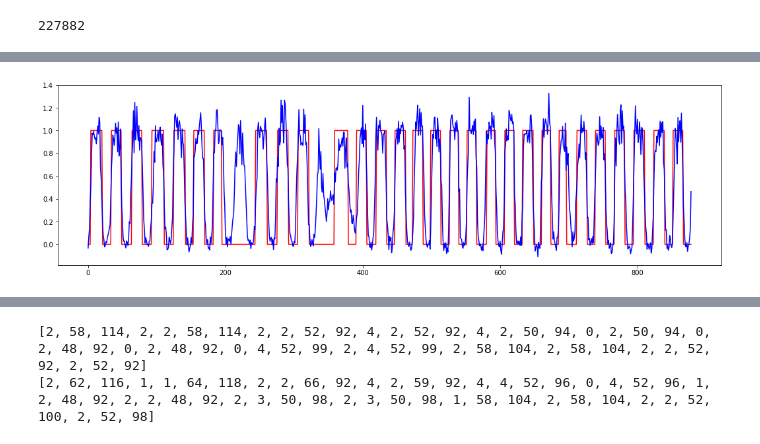
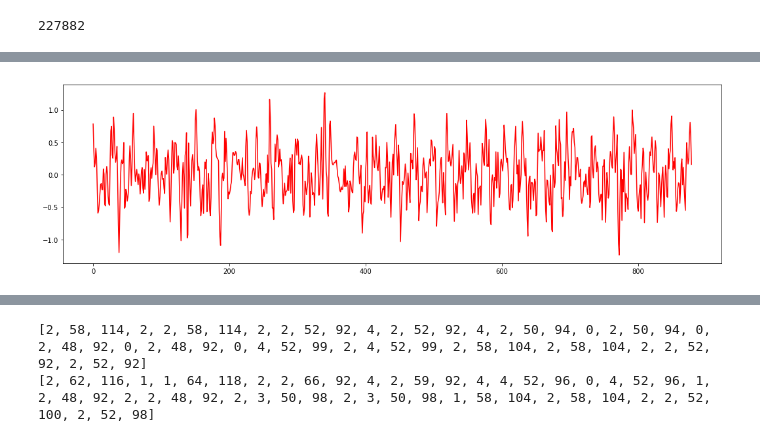
Before and after one commit to czyi/StepCounting, a Jupyter notebook: lstm_wc.ipynb, the cells around one changed output, grey strips where cells are left out. Drawn from its saved outputs; the diff is of its cells as text; code cells hidden in the pictures.

```diff
--- a/lstm_wc.ipynb
+++ b/lstm_wc.ipynb
@@ -224,7 +224,8 @@ def LstmCell():
     return cell
 
 graph = tf.Graph()
-with graph.as_default(), tf.device('/gpu:0'):
+# with graph.as_default(), tf.device('/gpu:0'):
+with graph.as_default(), tf.device('/cpu:0'):
     # tf Graph input
     X = tf.placeholder("float", [None, timesteps, num_input])
     Y = tf.placeholder("float", [None, num_output])
@@ -284,25 +285,25 @@ def cal_accuarcy(y, _y):
     return count*1.0/len(y)
 #     print("train accuarcy : ", count/len(y))
 # %%
-training_steps = 4001
+training_steps = 201
 
 config = tf.ConfigProto(allow_soft_placement=True)
 # config.gpu_options.allocator_type = 'BFC'
 # config.gpu_options.per_process_gpu_memory_fraction = 0.40
 with tf.Session(graph=graph, config=config) as session:
 #     saver.restore(session, tf.train.latest_checkpoint('lstm_check'))
-#     saver.restore(session, "lstm_check/my-model-gpu-error-metric-dropout2.ckpt-6000")
-    tf.global_variables_initializer().run()
+    saver.restore(session, "lstm_check/my-model-gpu-error-metric-dropout2-wc.ckpt-4000")
+#     tf.global_variables_initializer().run()
     print('Initialized')
     for step in range(training_steps):
         feed_dict = {X: train_x[batch_start:batch_start+batch_size], Y: train_y[batch_start:batch_start+batch_size]}
         _, l, predictions, m = session.run([optimizer, loss, logits, mean_train], feed_dict = feed_dict)
-        if (step % 200 == 0):
+        if (step % 100 == 0):
             train_accuarcy = cal_accuarcy(train_y[batch_start:batch_start+batch_size], predictions)
             print('Loss at step %d: %f, train accuarcy : %f' % (step, l, train_accuarcy))
             #train accuarcy
         if (step % 1000 == 0):
-            saver.save(session, 'lstm_check/my-model-gpu-error-metric-dropout2-wc.ckpt', global_step=step)
+            saver.save(session, 'lstm_check/my-model-gpu-error-metric-dropout2-wc.ckpt', global_step=step+4000)
         batch_start += batch_size
         if(batch_start>=train_length):
             batch_start -=train_length
@@ -335,9 +353,13 @@ Loss at step 4000: 0.094883, train accuarcy : 0.871094
 # %%
+# plt.figure(figsize=(18, 5))
+# # start=0
+# # end=500
+# plt.plot([i[0] for i in test_y[5]], 'r')
+# plt.plot([i[0] for i in test_logits[5]], 'b')
+# plt.show()
+
 plt.figure(figsize=(18, 5))
-# start=0
-# end=500
-plt.plot([i[0] for i in test_y[1]], 'r')
-plt.plot([i[0] for i in test_logits[1]], 'b')
+plt.plot([i[-1][2] for i in test_x[5]], 'r')
 plt.show()
 # %% [output]
-[figure, old version]
+[figure, new version]
```
Also changed, not shown: parts of 9 cells of this notebook, 4 other files.
